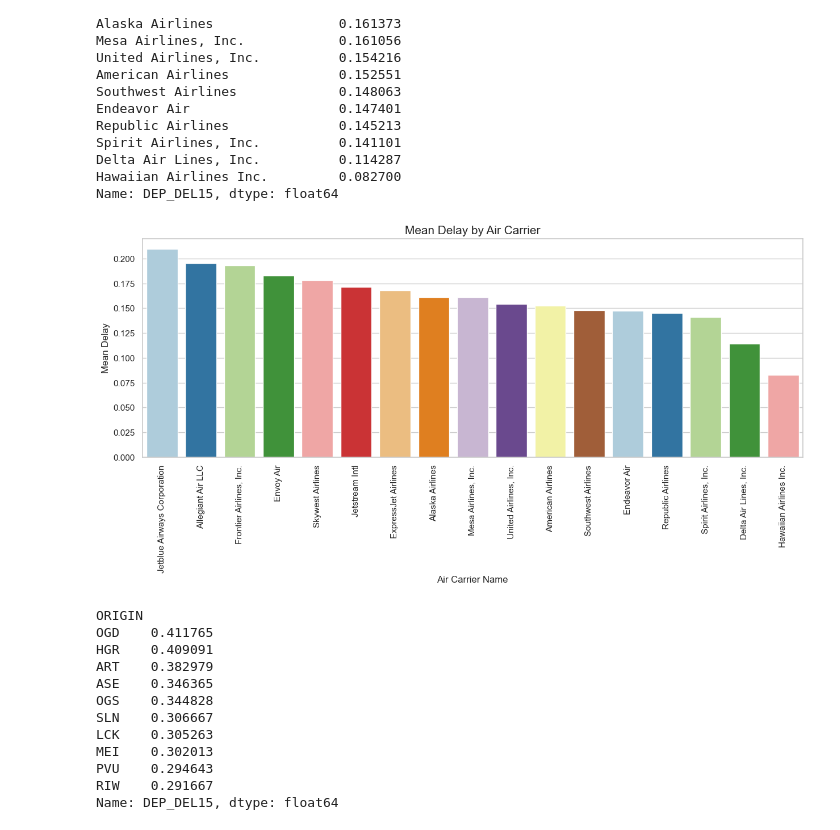
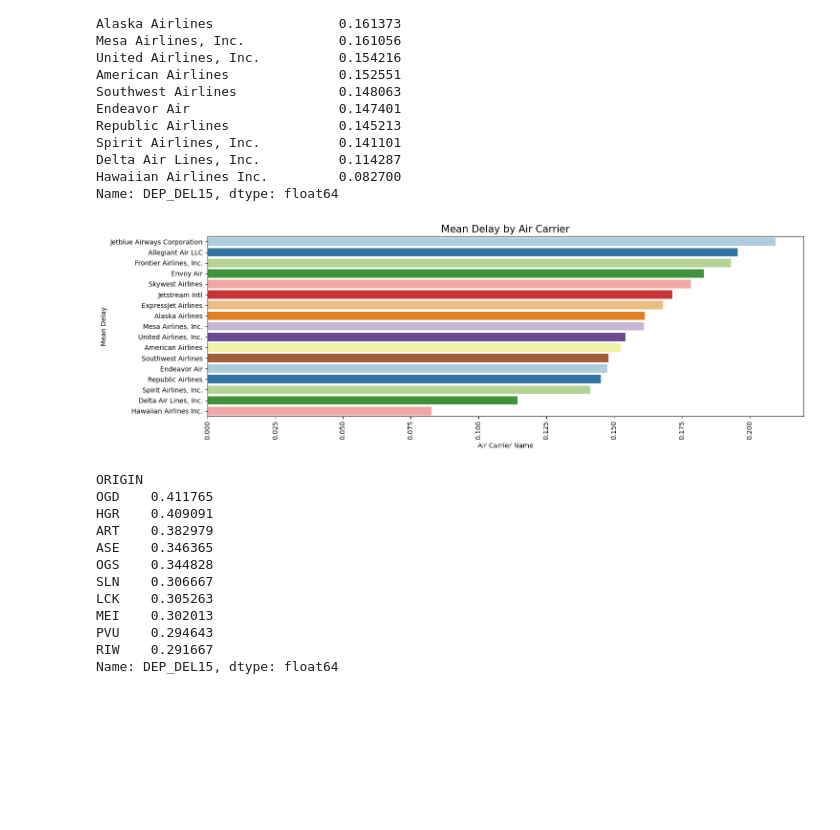
Before and after one commit to mezamateoj/Flight-Delay-Prediction, a Jupyter notebook: notebooks/EDA.ipynb, the cells around one changed output. Drawn from its saved outputs; the diff is of its cells as text; code cells hidden in the pictures; blank space fills up the shorter version.

```diff
--- a/notebooks/EDA.ipynb
+++ b/notebooks/EDA.ipynb
@@ -17,5 +18,3 @@ df.head()
 | 2 | 1 | 2 | 9E | 3282 | 11433 | DTW | 11193 | ... |
 | 3 | 1 | 2 | 9E | 3283 | 15249 | TLH | 10397 | ... |
 | 4 | 1 | 2 | 9E | 3284 | 10397 | ATL | 11778 | ... |
-# %%
-df.drop(columns=['Unnamed: 0', 'IATA Code', 'ICAO Code'], inplace=True)
@@ -132,19 +89,20 @@ Hawaiian Airlines Inc.         0.082700
 Name: DEP_DEL15, dtype: float64
 # %%
 plt.figure(figsize=(15, 5))
-sns.barplot(x=mean_delay_carrier.index, y=mean_delay_carrier.values, palette='Paired')
+sns.barplot(x=mean_delay_carrier.values, y=mean_delay_carrier.index, palette='Paired', orient='h')
 
 plt.xticks(rotation=90)
 
 # Add title and labels
 plt.title('Mean Delay by Air Carrier', fontsize=15)
 plt.xlabel('Air Carrier Name')
 plt.ylabel('Mean Delay')
 
 # Show plot
+plt.tight_layout()
 plt.show()
 # %% [output]
-[figure, old version]
+[figure, new version]
 # %%
 mean_origin_delay = df.groupby('ORIGIN')['DEP_DEL15'].mean().sort_values(ascending=False).nlargest(10)
 mean_origin_delay
```
Also changed, not shown: parts of 10 cells of this notebook, 2 other files.
